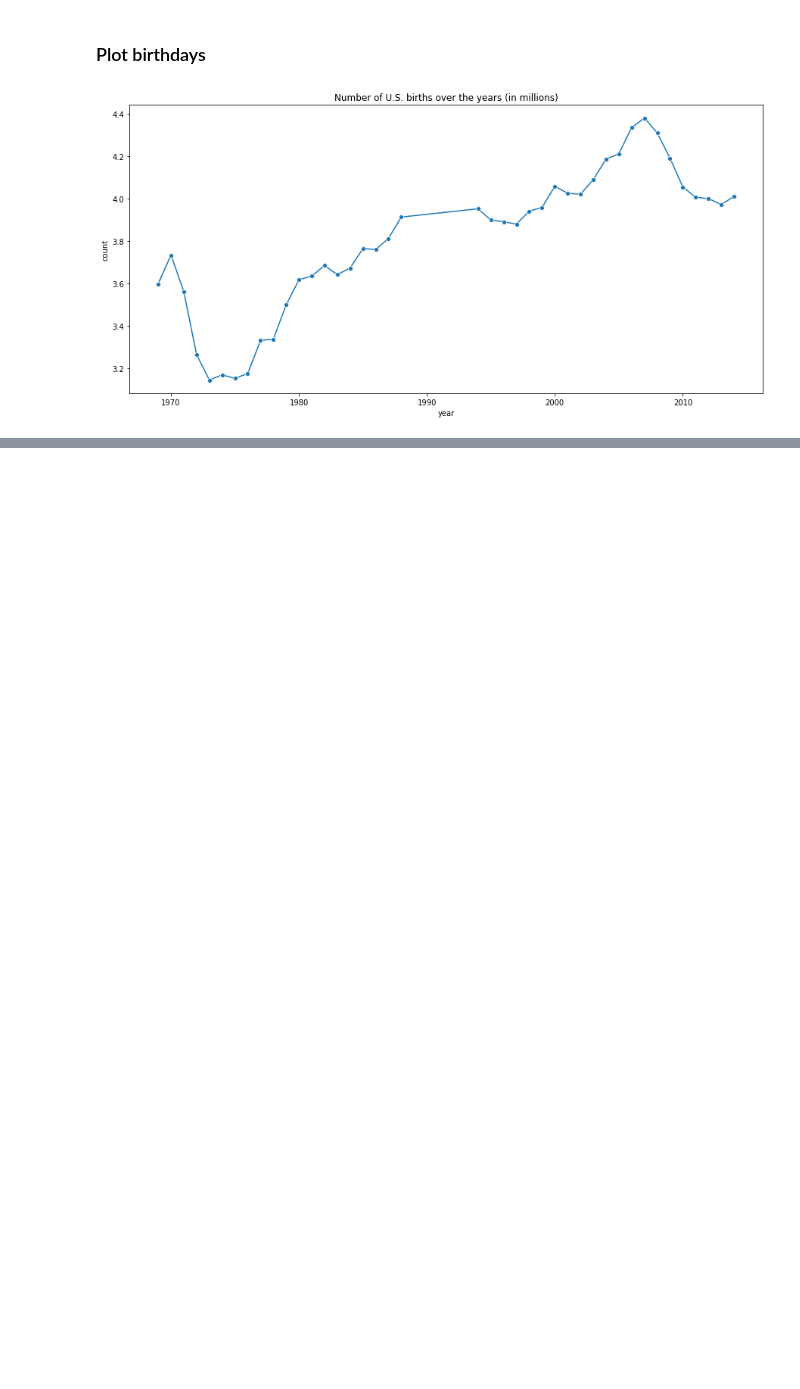
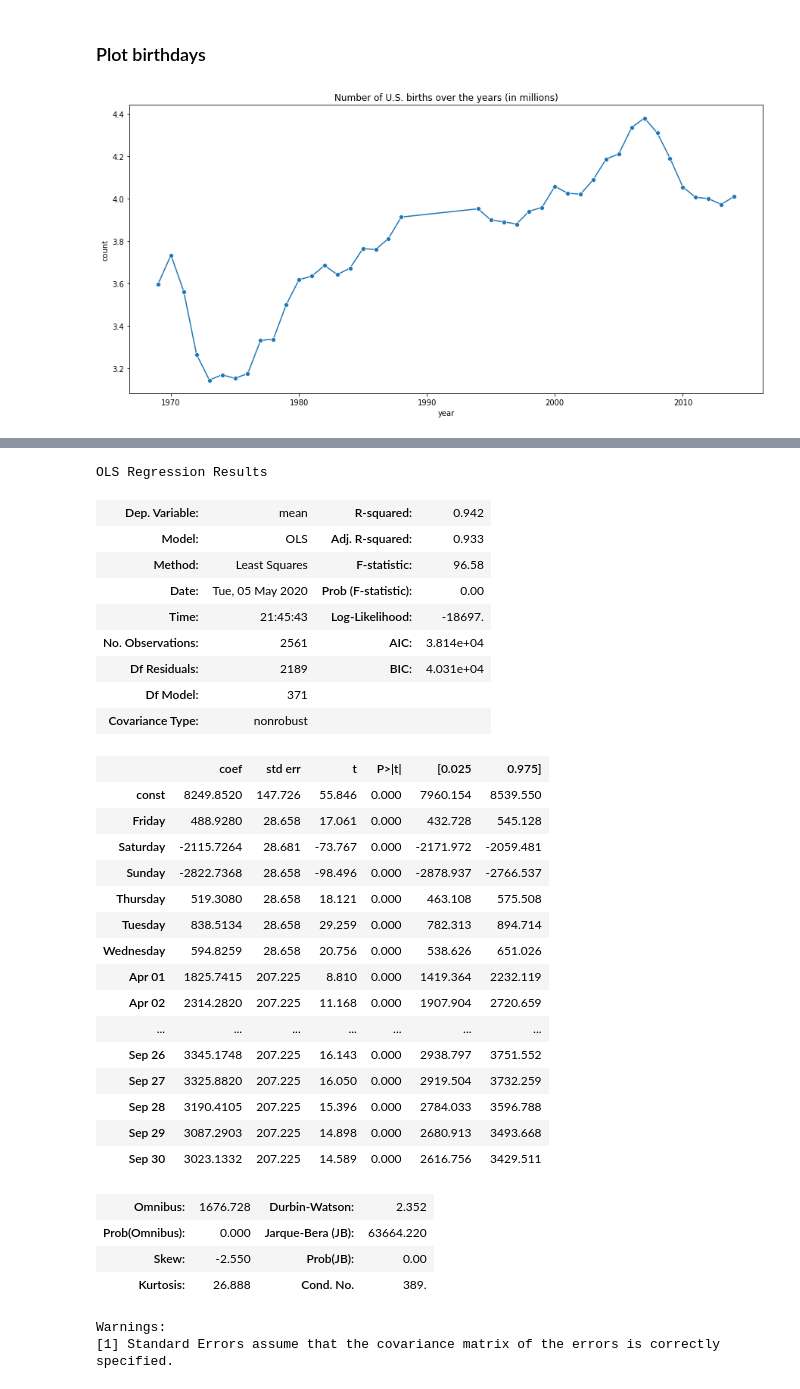
Before and after one commit to taidnguyen/us-birthdays, a Jupyter notebook: main.ipynb, the cells around one changed output, grey strips where cells are left out. Cells and saved outputs as stored; diff of their text form; code cells hidden in the pictures; blank space fills up the shorter version.

Commit message:
update methods

```diff
--- a/main.ipynb
+++ b/main.ipynb
@@ -146,0 +121,6 @@ ValueError: day is out of range for month
+# %%
+# Get conceived dates
+birth_df['date'] = [datetime.datetime(year, month, day) for (year, month, day) in zip(birth_df['year'], birth_df['month'], birth_df['day'])]
+birth_df['conceived_date'] = birth_df['date'] - datetime.timedelta(days=280) #40 weeks
+birth_df['dayofweek'] = birth_df['conceived_date'].dt.strftime('%A')
+birth_df.head()
@@ -146,0 +134,6 @@ ValueError: day is out of range for month
+# %%
+# Group by
+birth_df['conceived_date'] = [datetime.datetime(2012, month, day).strftime('%b %d')
+                              for (month, day) in zip(birth_df['month'], birth_df['day'])] #leap year
+data = birth_df.groupby(['conceived_date', 'dayofweek'])['births'].mean().reset_index(name='mean')
+data.head()
@@ -146,0 +147,8 @@ ValueError: day is out of range for month
+# %%
+# Get dummies
+for col in ['dayofweek', 'conceived_date']:
+    dummy = pd.get_dummies(data[col])
+    data = pd.concat([data, dummy], axis=1)
+
+data = data.drop(columns=['conceived_date', 'dayofweek', 'Jan 01', 'Monday']) #drop Jan 01, Monday as they are our base
+data.head()
@@ -146,0 +163,42 @@ ValueError: day is out of range for month
+# %%
+import statsmodels.api as sm
+
+Y = data['mean']
+X = data[data.columns[1:]]
+X = sm.add_constant(X)
+model = sm.OLS(Y,X)
+results = model.fit()
+results.summary()
+# %% [output]
+OLS Regression Results
+| Dep. Variable: | mean | R-squared: | 0.942 |
+| Model: | OLS | Adj. R-squared: | 0.933 |
+| Method: | Least Squares | F-statistic: | 96.58 |
+| Date: | Tue, 05 May 2020 | Prob (F-statistic): | 0.00 |
+| Time: | 21:45:43 | Log-Likelihood: | -18697. |
+| No. Observations: | 2561 | AIC: | 3.814e+04 |
+| Df Residuals: | 2189 | BIC: | 4.031e+04 |
+| Df Model: | 371 |  |  |
+| Covariance Type: | nonrobust |  |  |
+|  | coef | std err | t | P>|t| | [0.025 | 0.975] |
+| const | 8249.8520 | 147.726 | 55.846 | 0.000 | 7960.154 | 8539.550 |
+| Friday | 488.9280 | 28.658 | 17.061 | 0.000 | 432.728 | 545.128 |
+| Saturday | -2115.7264 | 28.681 | -73.767 | 0.000 | -2171.972 | -2059.481 |
+| Sunday | -2822.7368 | 28.658 | -98.496 | 0.000 | -2878.937 | -2766.537 |
+| Thursday | 519.3080 | 28.658 | 18.121 | 0.000 | 463.108 | 575.508 |
+| Tuesday | 838.5134 | 28.658 | 29.259 | 0.000 | 782.313 | 894.714 |
+| Wednesday | 594.8259 | 28.658 | 20.756 | 0.000 | 538.626 | 651.026 |
+| Apr 01 | 1825.7415 | 207.225 | 8.810 | 0.000 | 1419.364 | 2232.119 |
+| Apr 02 | 2314.2820 | 207.225 | 11.168 | 0.000 | 1907.904 | 2720.659 |
+| ... | ... | ... | ... | ... | ... | ... |
+| Sep 26 | 3345.1748 | 207.225 | 16.143 | 0.000 | 2938.797 | 3751.552 |
+| Sep 27 | 3325.8820 | 207.225 | 16.050 | 0.000 | 2919.504 | 3732.259 |
+| Sep 28 | 3190.4105 | 207.225 | 15.396 | 0.000 | 2784.033 | 3596.788 |
+| Sep 29 | 3087.2903 | 207.225 | 14.898 | 0.000 | 2680.913 | 3493.668 |
+| Sep 30 | 3023.1332 | 207.225 | 14.589 | 0.000 | 2616.756 | 3429.511 |
+| Omnibus: | 1676.728 | Durbin-Watson: | 2.352 |
+| Prob(Omnibus): | 0.000 | Jarque-Bera (JB): | 63664.220 |
+| Skew: | -2.550 | Prob(JB): | 0.00 |
+| Kurtosis: | 26.888 | Cond. No. | 389. |
+Warnings:
+[1] Standard Errors assume that the covariance matrix of the errors is correctly specified.
```
Also changed, not shown: parts of 13 cells of this notebook.
